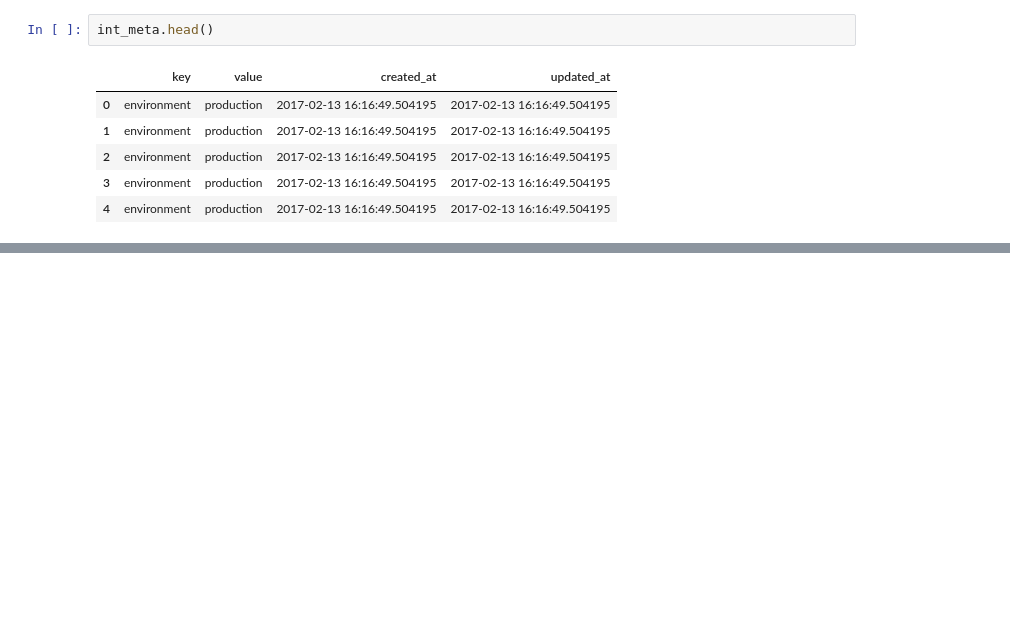
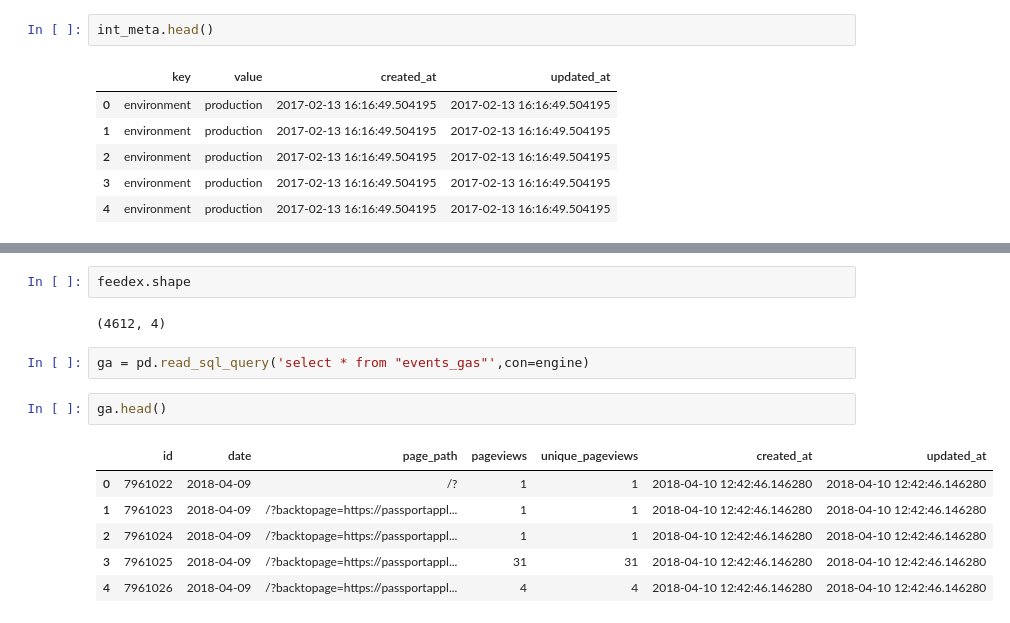
Before and after one commit to alphagov/give-departments-data, a Jupyter notebook: first_look_at_data.ipynb, the cells around one changed output, grey strips where cells are left out. Drawn from its saved outputs; the diff is of its cells as text; blank space fills up the shorter version.

```diff
--- a/first_look_at_data.ipynb
+++ b/first_look_at_data.ipynb
@@ -25,0 +83,15 @@ users = pd.read_sql_query('select * from "users"',con=engine)
+# %%
+feedex.shape
+# %% [output]
+(4612, 4)
+# %%
+ga = pd.read_sql_query('select * from "events_gas"',con=engine)
+# %%
+ga.head()
+# %% [output]
+|  | id | date | page_path | pageviews | unique_pageviews | created_at | updated_at |
+| 0 | 7961022 | 2018-04-09 | /? | 1 | 1 | 2018-04-10 12:42:46.146280 | 2018-04-10 12:42:46.146280 |
+| 1 | 7961023 | 2018-04-09 | /?backtopage=https://passportappl... | 1 | 1 | 2018-04-10 12:42:46.146280 | 2018-04-10 12:42:46.146280 |
+| 2 | 7961024 | 2018-04-09 | /?backtopage=https://passportappl... | 1 | 1 | 2018-04-10 12:42:46.146280 | 2018-04-10 12:42:46.146280 |
+| 3 | 7961025 | 2018-04-09 | /?backtopage=https://passportappl... | 31 | 31 | 2018-04-10 12:42:46.146280 | 2018-04-10 12:42:46.146280 |
+| 4 | 7961026 | 2018-04-09 | /?backtopage=https://passportappl... | 4 | 4 | 2018-04-10 12:42:46.146280 | 2018-04-10 12:42:46.146280 |
```
Also changed, not shown: parts of 29 cells of this notebook.
